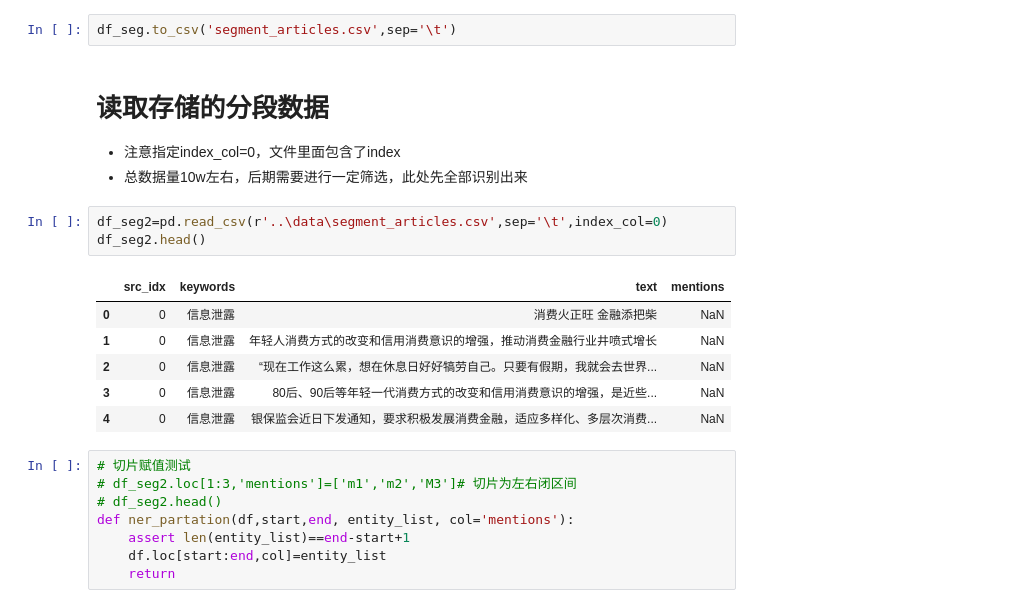
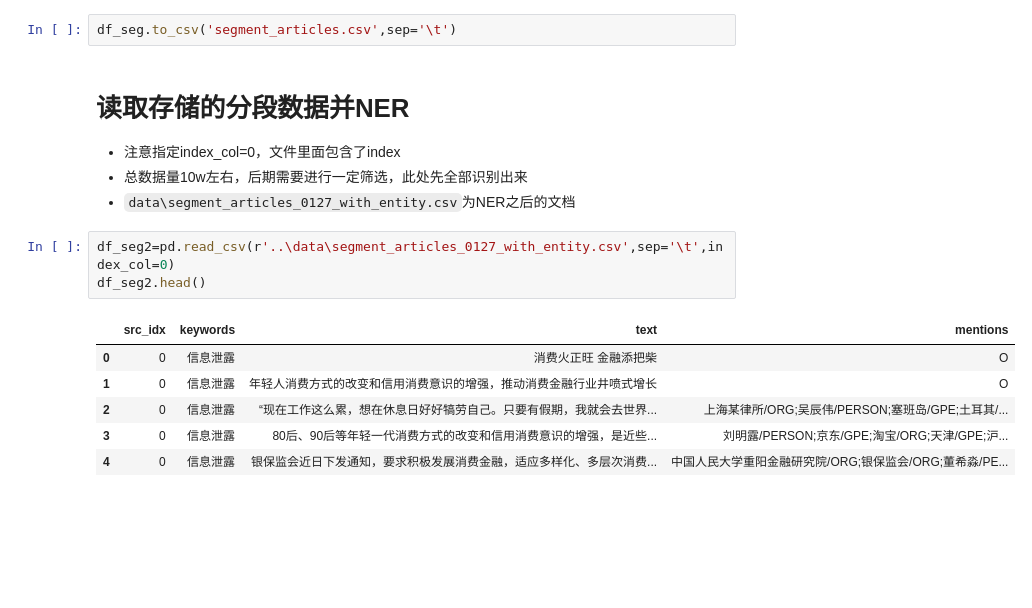
Before and after one commit to kakuibeyond/finance_el, a Jupyter notebook: preprocess/prepare_corpus.ipynb, the cells around one changed output. Saved outputs shown, nothing was run; the diff lists cells and outputs as text; blank space fills up the shorter version.

```diff
--- a/preprocess/prepare_corpus.ipynb
+++ b/preprocess/prepare_corpus.ipynb
@@ -35,24 +35,17 @@ df_seg.tail(10)
 # %%
 df_seg.to_csv('segment_articles.csv',sep='\t')
 # %% [markdown]
-# 读取存储的分段数据
+# 读取存储的分段数据并NER
 - 注意指定index_col=0，文件里面包含了index
 - 总数据量10w左右，后期需要进行一定筛选，此处先全部识别出来
+- `data\segment_articles_0127_with_entity.csv`为NER之后的文档
 # %%
-df_seg2=pd.read_csv(r'..\data\segment_articles.csv',sep='\t',index_col=0)
+df_seg2=pd.read_csv(r'..\data\segment_articles_0127_with_entity.csv',sep='\t',index_col=0)
 df_seg2.head()
 # %% [output]
 |  | src_idx | keywords | text | mentions |
-| 0 | 0 | 信息泄露 | 消费火正旺 金融添把柴 | NaN |
-| 1 | 0 | 信息泄露 | 年轻人消费方式的改变和信用消费意识的增强，推动消费金融行业井喷式增长 | NaN |
-| 2 | 0 | 信息泄露 | “现在工作这么累，想在休息日好好犒劳自己。只要有假期，我就会去世界... | NaN |
-| 3 | 0 | 信息泄露 | 80后、90后等年轻一代消费方式的改变和信用消费意识的增强，是近些... | NaN |
-| 4 | 0 | 信息泄露 | 银保监会近日下发通知，要求积极发展消费金融，适应多样化、多层次消费... | NaN |
+| 0 | 0 | 信息泄露 | 消费火正旺 金融添把柴 | O |
+| 1 | 0 | 信息泄露 | 年轻人消费方式的改变和信用消费意识的增强，推动消费金融行业井喷式增长 | O |
+| 2 | 0 | 信息泄露 | “现在工作这么累，想在休息日好好犒劳自己。只要有假期，我就会去世界... | 上海某律所/ORG;吴辰伟/PERSON;塞班岛/GPE;土耳其/... |
+| 3 | 0 | 信息泄露 | 80后、90后等年轻一代消费方式的改变和信用消费意识的增强，是近些... | 刘明露/PERSON;京东/GPE;淘宝/ORG;天津/GPE;沪... |
+| 4 | 0 | 信息泄露 | 银保监会近日下发通知，要求积极发展消费金融，适应多样化、多层次消费... | 中国人民大学重阳金融研究院/ORG;银保监会/ORG;董希淼/PE... |
-# %%
-# 切片赋值测试
-# df_seg2.loc[1:3,'mentions']=['m1','m2','M3']# 切片为左右闭区间
-# df_seg2.head()
-def ner_partation(df,start,end, entity_list, col='mentions'):
-    assert len(entity_list)==end-start+1
-    df.loc[start:end,col]=entity_list
-    return
```
Also changed, not shown: parts of 18 cells of this notebook, 3 other files.
